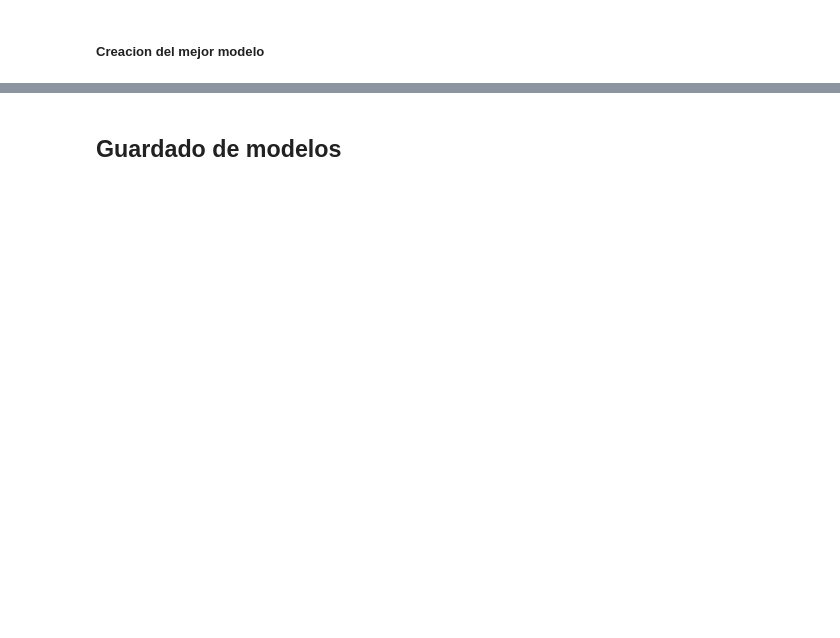
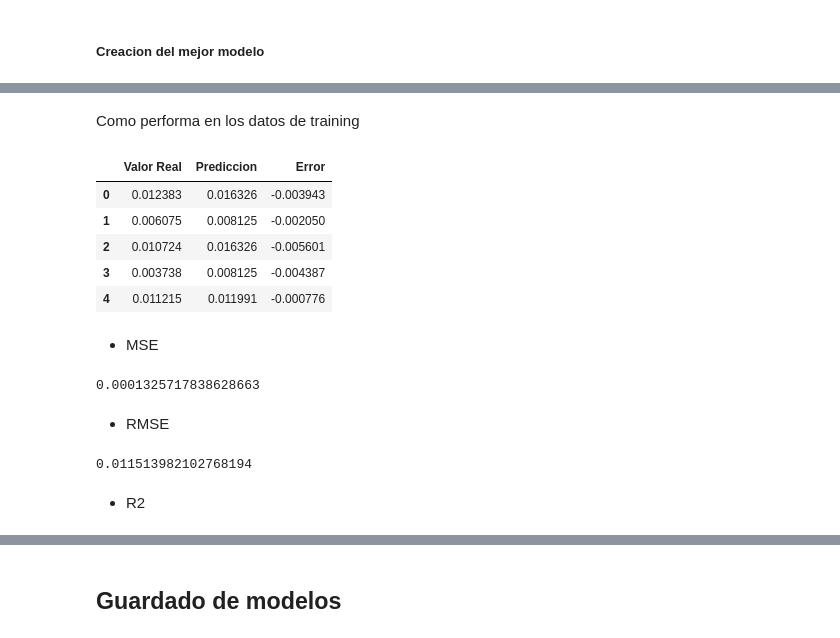
Before and after one commit to kikiymini/7506R-1C2024-GRUPO02, a Jupyter notebook: 7506R_TP1_GRUPO02_ENTREGA_N4.ipynb, the cells around one changed output, grey strips where cells are left out. Cells and saved outputs as stored; diff of their text form; code cells hidden in the pictures; blank space fills up the shorter version.

```diff
--- a/7506R_TP1_GRUPO02_ENTREGA_N4.ipynb
+++ b/7506R_TP1_GRUPO02_ENTREGA_N4.ipynb
@@ -424,0 +557,32 @@ r2_score(y_train, y_train_pred_best_knn_model)
+# %% [markdown]
+Como performa en los datos de training
+# %%
+# Performance
+performance = pd.DataFrame({'Valor Real': y_train,
+                            'Prediccion': y_train_pred_best_gb_model,
+                            'Error': y_train - y_train_pred_best_gb_model})
+# View
+performance.head()
+# %% [output]
+|  | Valor Real | Prediccion | Error |
+| 0 | 0.012383 | 0.016326 | -0.003943 |
+| 1 | 0.006075 | 0.008125 | -0.002050 |
+| 2 | 0.010724 | 0.016326 | -0.005601 |
+| 3 | 0.003738 | 0.008125 | -0.004387 |
+| 4 | 0.011215 | 0.011991 | -0.000776 |
+# %% [markdown]
+* MSE
+# %%
+# Mean Squared Error
+mean_squared_error(y_train, y_train_pred_best_gb_model, squared=True)
+# %% [output]
+0.0001325717838628663
+# %% [markdown]
+* RMSE
+# %%
+# Root Mean Squared Error
+mean_squared_error(y_train, y_train_pred_best_gb_model, squared=False)
+# %% [output]
+0.011513982102768194
+# %% [markdown]
+* R2
```
Also changed, not shown: parts of 41 cells of this notebook.
